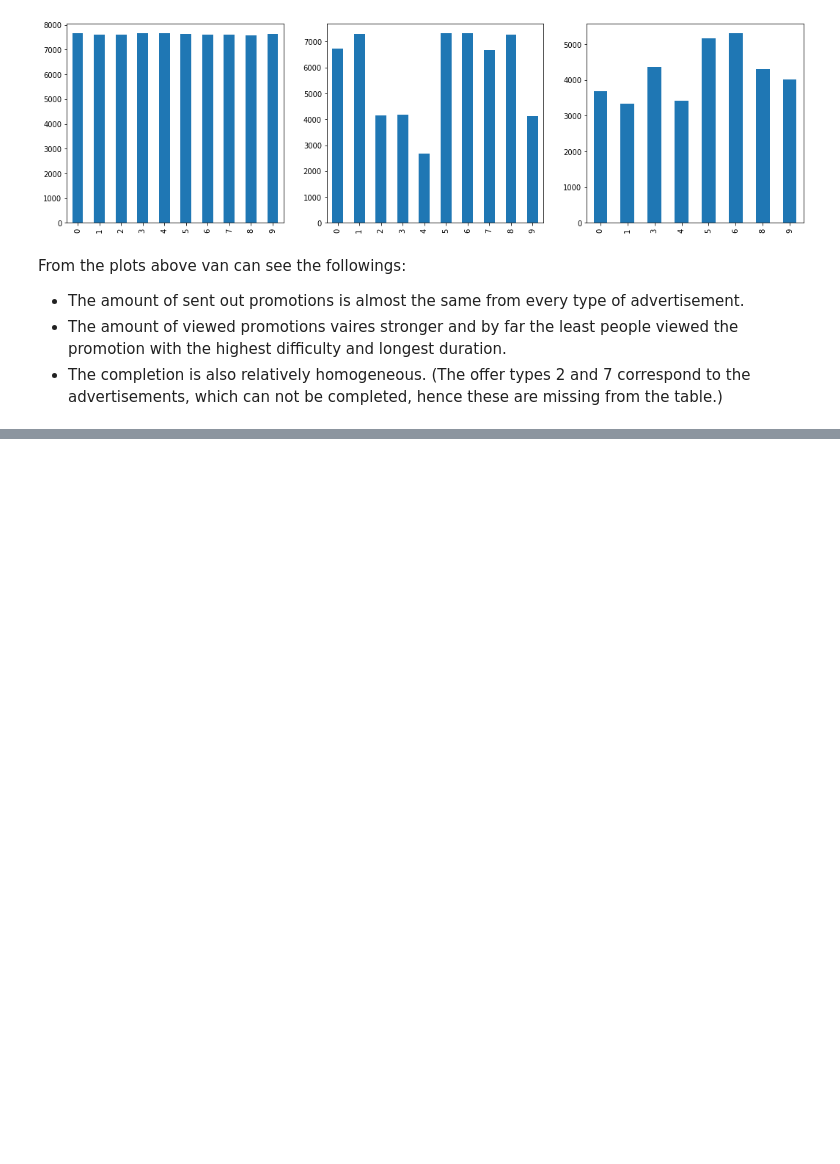
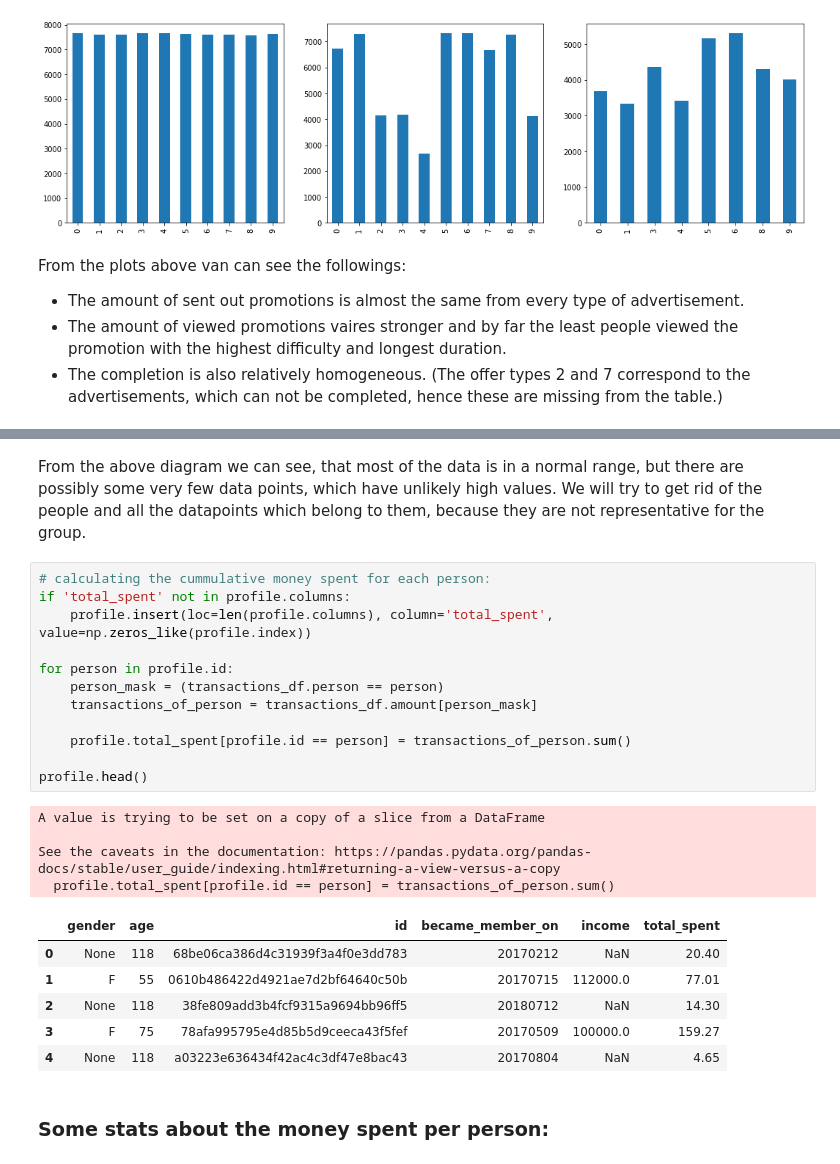
Before and after one commit to ferenctorok/starbucks_capstone_challenge, a Jupyter notebook: data_exploration.ipynb, the cells around one changed output, grey strips where cells are left out. Cells and saved outputs as stored; diff of their text form; blank space fills up the shorter version.

```diff
--- a/data_exploration.ipynb
+++ b/data_exploration.ipynb
@@ -336,0 +307,27 @@ df.a.iloc[1]
+# %% [markdown]
+From the above diagram we can see, that most of the data is in a normal range, but there are possibly some very few data points, which have unlikely high values. We will try to get rid of the people and all the datapoints which belong to them, because they are not representative for the group.
+# %%
+# calculating the cummulative money spent for each person:
+if 'total_spent' not in profile.columns:
+    profile.insert(loc=len(profile.columns), column='total_spent', value=np.zeros_like(profile.index))
+
+for person in profile.id:
+    person_mask = (transactions_df.person == person)
+    transactions_of_person = transactions_df.amount[person_mask]
+
+    profile.total_spent[profile.id == person] = transactions_of_person.sum()
+
+profile.head()
+# %% [output]
+A value is trying to be set on a copy of a slice from a DataFrame
+
+See the caveats in the documentation: https://pandas.pydata.org/pandas-docs/stable/user_guide/indexing.html#returning-a-view-versus-a-copy
+  profile.total_spent[profile.id == person] = transactions_of_person.sum()
+|  | gender | age | id | became_member_on | income | total_spent |
+| 0 | None | 118 | 68be06ca386d4c31939f3a4f0e3dd783 | 20170212 | NaN | 20.40 |
+| 1 | F | 55 | 0610b486422d4921ae7d2bf64640c50b | 20170715 | 112000.0 | 77.01 |
+| 2 | None | 118 | 38fe809add3b4fcf9315a9694bb96ff5 | 20180712 | NaN | 14.30 |
+| 3 | F | 75 | 78afa995795e4d85b5d9ceeca43f5fef | 20170509 | 100000.0 | 159.27 |
+| 4 | None | 118 | a03223e636434f42ac4c3df47e8bac43 | 20170804 | NaN | 4.65 |
+# %% [markdown]
+### Some stats about the money spent per person:
```
Also changed, not shown: parts of 10 cells of this notebook.
